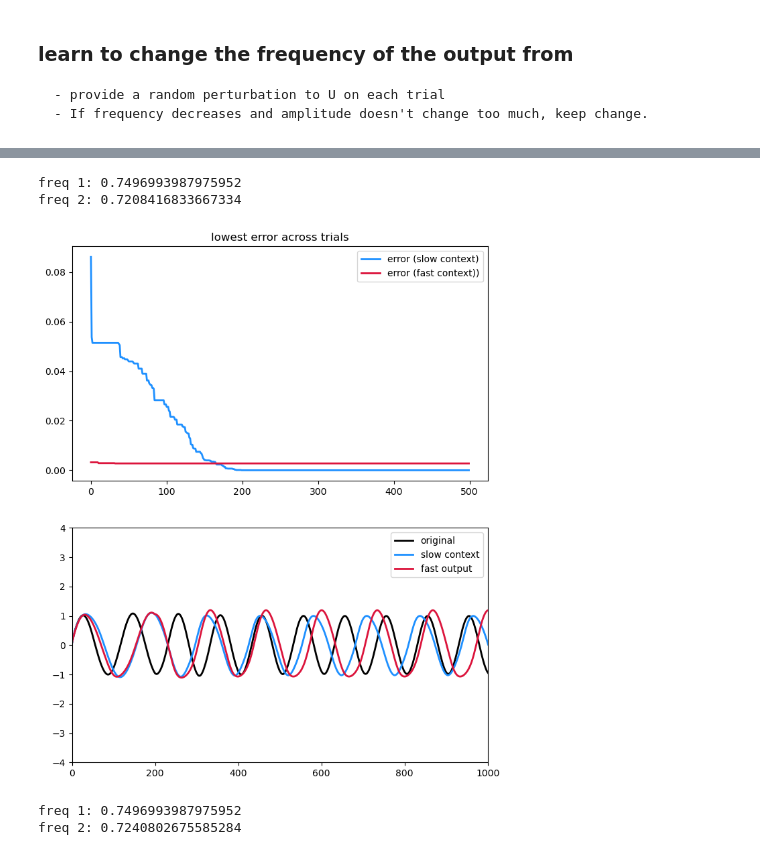
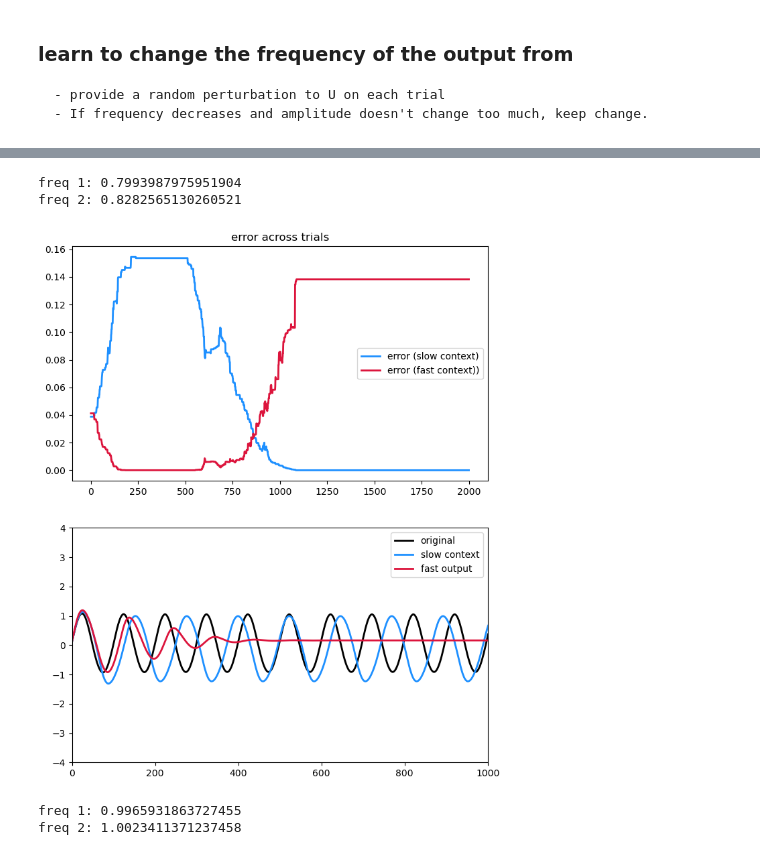
Before and after one commit to andrewZimnik/basal_ganglia, a Jupyter notebook: scripts/multiSpeedLearningModel.ipynb, the cells around one changed output, grey strips where cells are left out. Drawn from its saved outputs; the diff is of its cells as text; code cells hidden in the pictures.

```diff
--- a/scripts/multiSpeedLearningModel.ipynb
+++ b/scripts/multiSpeedLearningModel.ipynb
@@ -542,7 +703,7 @@ def returnRates(u,ipt,b=None,ctxMag = 0.5,xStart = None, rStart = None, zStart =
 # %%
 # pull out the activity, rates, and latents from a time when the network is already in a limit cycle
 activations,rates,latents,out1 = returnRates(U,INPUT,B,ctxMag=0.5)
-startIdx = 310
+startIdx = 309
 xStart = activations[startIdx,:,:].T
 rStart = rates[startIdx,:,:].T
 zStart = latents[startIdx,:,:].T
@@ -563,8 +724,8 @@ numNullDims = 6
 # get rates from the trained FORCE network
 
 # regress using activity from 2 contexts
-rates1,_,_ = returnRates(U,INPUT,ctxMag=0.5)
-rates2,_,_ = returnRates(U,INPUT,ctxMag=-0.5)
+rates1,_,_,_ = returnRates(U,INPUT,ctxMag=0.5)
+rates2,_,_,_ = returnRates(U,INPUT,ctxMag=-0.5)
 
 # reshape to be CT x N
 rates1_rs = rates1.reshape(-1,numN,order='F');
@@ -578,7 +739,7 @@ targets_rs = targets.reshape(-1,1,order='F')
 targets_rs = np.tile(targets_rs,(2,1))
 
 # define a regularization term
-ridgeLambda = 1e-3
+ridgeLambda = 1e-4
 
 # define the null space of W, project rates into this space
 W_null = scipy.linalg.null_space(W[:,:numNullDims].T)
@@ -994,7 +1145,7 @@ def runSingleDirectionLearning(IN,numTrials=10,alpha=1,pertMag=1e-3,ampChangeThr
         dU = dU * pertMag
 
         # only perturb the first K-1 dimensions
-        dU[-1,:] = 0
+        #dU[-1,:] = 0
 
         # generate our perturbed U
         U_pert = U_learn + dU
@@ -1016,7 +1167,7 @@ def runSingleDirectionLearning(IN,numTrials=10,alpha=1,pertMag=1e-3,ampChangeThr
         pertAmp = np.max(newOutput[-200:,0])
 
         # incorporate the change if things got better
-        if (nError < error) & (minAmp <= pertAmp <= maxAmp):
+        if (nError < error) & (minAmp <= pertAmp <= maxAmp) & (np.max(newOutput[:,0] < 1.5)):
             U_learn = np.copy(U_pert)
             error = nError
             currentFreq = np.copy(nFreq)
@@ -1086,7 +1236,7 @@ Input[:200,:] = 0
 
 
 # run the experiment
-U_learn,allError,allAmp = runSingleDirectionLearning(Input,numTrials=700,alpha=1,pertMag=1e-3,ampChangeThreshold = 0.01,targetFreq = 1.25)
+U_learn,allError,allAmp = runSingleDirectionLearning(Input,numTrials=600,alpha=1,pertMag=1e-3,ampChangeThreshold = 0.01,targetFreq = 1.25)
 
 # plot results
 _,_,_,out0 = returnRates(U,Input,B,xStart = xStart, rStart=rStart, zStart=zStart)
@@ -1228,55 +1394,56 @@ def runDuelLearning(IN,numTrials=10,alpha=1,pertMag=1e-3,ampChangeThreshold = 0.
 # run the learning experiment
 
 # generate an input
-Input = np.ones((2000,1))
-Input[:200,:] = 0
+Input = np.ones((1500,1))
 
 # run experiment
-U_learn,allError,allAmp = runDuelLearning(Input,numTrials=500,alpha=1,pertMag=1e-3,ampChangeThreshold = 0.02,targetFreq = [0.75,1.1])
+U_learn,bestError,allAmp,allError = runDuelLearning(Input,numTrials=2000,alpha=1,pertMag=1e-3,ampChangeThreshold = 0.02,targetFreq = [0.8,1.2])
 
 # generate the speeds with the two contexts
 _,_,_,outO = returnRates(U,Input,B,ctxMag=-0.5,xStart=xStart,rStart=rStart,zStart=zStart)
-_,_,_,out1 =  returnRates(U_learn,Input,B,ctxMag = -1,xStart=xStart,rStart=rStart,zStart=zStart)
-_,_,_,out2 =  returnRates(U_learn,Input,B,ctxMag = 1,xStart=xStart,rStart=rStart,zStart=zStart)
+_,_,_,out1 =  returnRates(U_learn,Input,B,ctxMag = -0.75,xStart=xStart,rStart=rStart,zStart=zStart)
+_,_,_,out2 =  returnRates(U_learn,Input,B,ctxMag = 0.75,xStart=xStart,rStart=rStart,zStart=zStart)
 
 # calculate final speeds
 freq1 = returnPeakFreq(out1[:,0],minFreq = 0.7, maxFreq = 1.5,numFreqs=500)
 freq2 = returnPeakFreq(out2[:,0],minFreq = 0.7, maxFreq = 1.5,numFreqs=500)
 
 print('freq 1: ' + str(freq1))
 print('freq 2: ' + str(freq2))
 
 
 ## plot results ##
 # plot best speed
 plt.figure(figsize=(8,10))
 plt.subplot(2,1,1);
-plt.plot(allError[:,0],'dodgerblue',linewidth=2,label='error (slow context)')
-plt.plot(allError[:,1],'crimson',linewidth=2,label='error (fast context))');
-plt.title('lowest error across trials')
+plt.plot(bestError[:,0],'dodgerblue',linewidth=2,label='error (slow context)')
+plt.plot(bestError[:,1],'crimson',linewidth=2,label='error (fast context))');
+#plt.plot(allError[:,0],'cyan',linewidth=2,label='error (slow context)')
+#plt.plot(allError[:,1],'magenta',linewidth=2,label='error (fast context))');
+plt.title('error across trials')
 plt.legend()
 
 # plot output
 plt.subplot(2,1,2)
 
 # plot original
 plt.plot(outO[:,0],'k',linewidth=2,label='original')
 
 # plot slow context output
 plt.plot(out1[:,0],'dodgerblue',linewidth=2,label='slow context')
 
 # plot fast context output
 plt.plot(out2[:,0],'crimson',linewidth=2,label='fast output')
 plt.ylim([-4,4]);
 plt.xlim([0,1000]);
 plt.legend();
 # %% [output]
-freq 1: 0.7496993987975952
-freq 2: 0.7208416833667334
+freq 1: 0.7993987975951904
+freq 2: 0.8282565130260521
-[figure, old version]
+[figure, new version]
 # %%
-_,rates1,lat1,out1 =  returnRates(U_learn,Input,B,ctxMag = -1,xStart=xStart,rStart=rStart,zStart=zStart)
-_,rates2,lat2,out2 =  returnRates(U_learn,Input,B,ctxMag = 1,xStart=xStart,rStart=rStart,zStart=zStart)
+_,rates1,lat1,out1 =  returnRates(U,Input,B,ctxMag = -0.75,xStart=xStart,rStart=rStart,zStart=zStart)
+_,rates2,lat2,out2 =  returnRates(U,Input,B,ctxMag = 0.75,xStart=xStart,rStart=rStart,zStart=zStart)
 
 # calculate final speeds
 freq1 = returnPeakFreq(out1[:,0],minFreq = 0.7, maxFreq = 1.5,numFreqs=500)
@@ -1285,5 +1452,5 @@ freq2 = returnPeakFreq(out2[:,0],minFreq = 0.7, maxFreq = 1.5,numFreqs=300)
 print('freq 1: ' + str(freq1))
 print('freq 2: ' + str(freq2))
 # %% [output]
-freq 1: 0.7496993987975952
-freq 2: 0.7240802675585284
+freq 1: 0.9965931863727455
+freq 2: 1.0023411371237458
```
Also changed, not shown: parts of 22 cells of this notebook, 48 other files.
